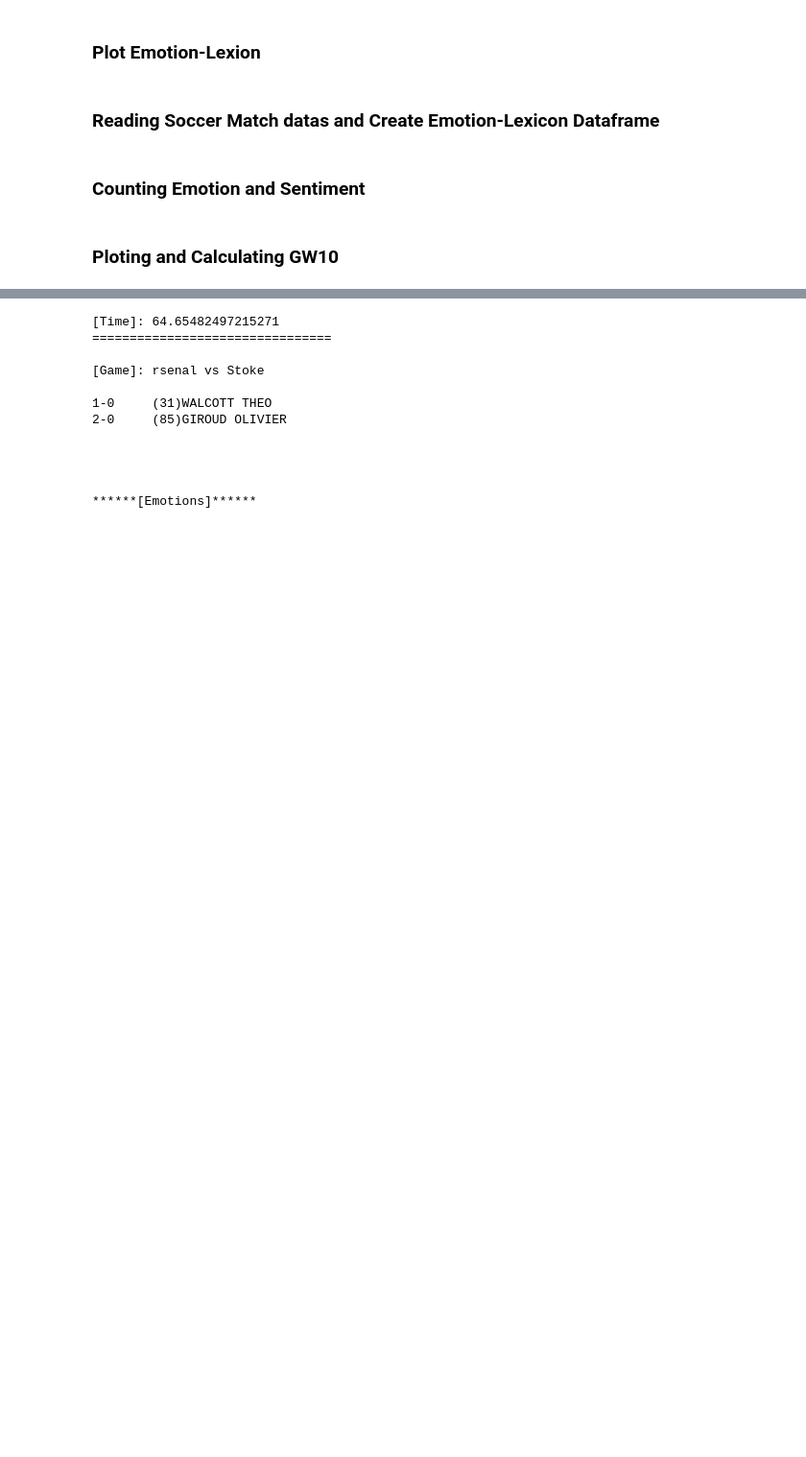
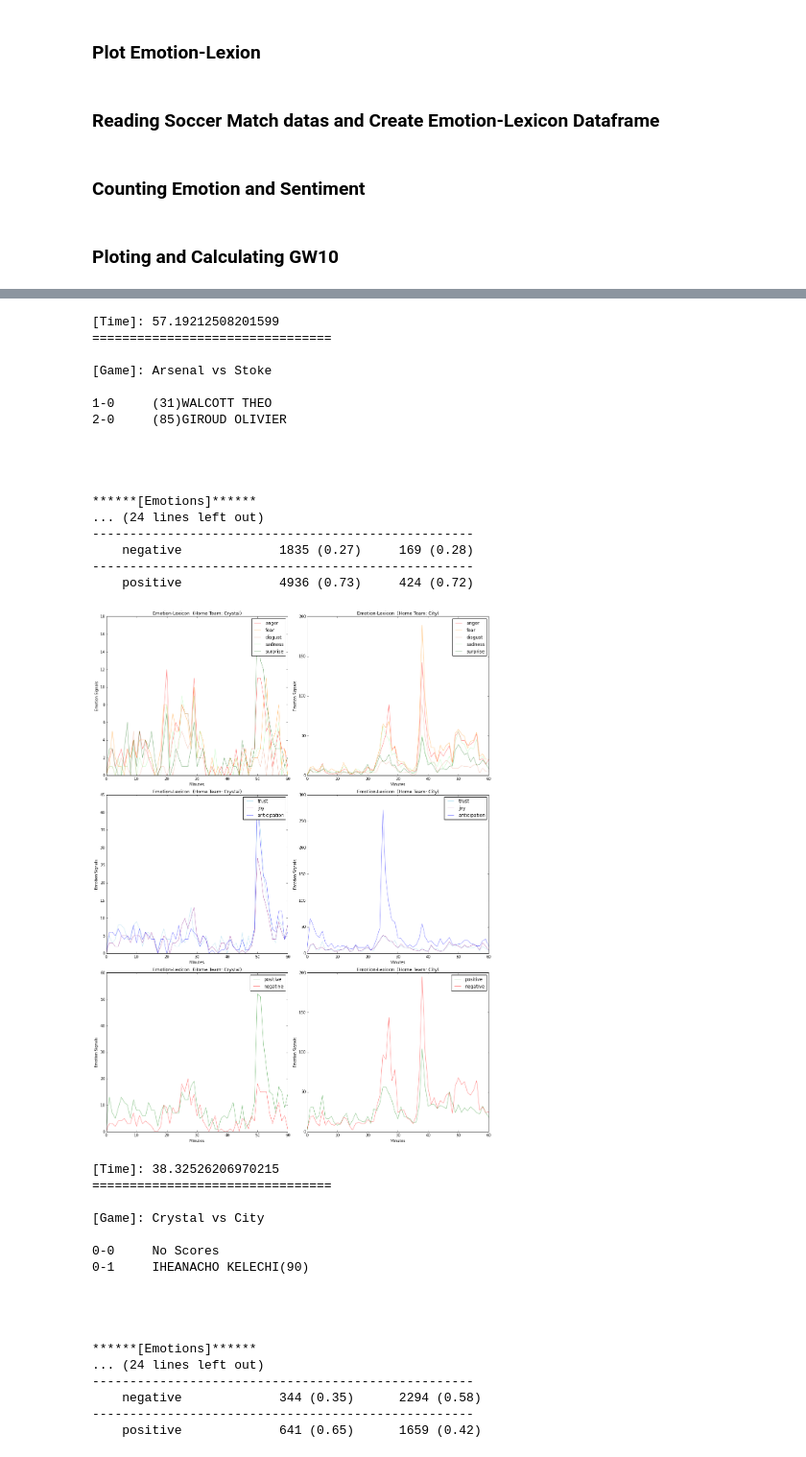
Before and after one commit to byam/predictEPL, a Jupyter notebook: Word-Emotion/Emotion-Lexicon-GW5.ipynb, the cells around one changed output, grey strips where cells are left out. Shown at 96% size. Cells and saved outputs as stored; diff of their text form; code cells hidden in the pictures; blank space fills up the shorter version.

```diff
--- a/Word-Emotion/Emotion-Lexicon-GW5.ipynb
+++ b/Word-Emotion/Emotion-Lexicon-GW5.ipynb
@@ -419,7 +419,7 @@ filenames = GetFilenames('GW' + str(5))
 game_key = 1
 for filename in filenames:
 #     filename = filenames[2]
-    home_team = filename.split("_")[0][5::]
+    home_team = filename.split("_")[0][4::]
     away_team = filename.split("_")[2][0:-4]
 
     start = time.time()
@@ -445,32 +445,55 @@ for filename in filenames:
     dic_home, dic_sent_home = calculate_df_emolex(df, 'home')
     dic_away, dic_sent_away = calculate_df_emolex(df, 'away')
 
     print("\n\n\n******[Emotions]******")
     print("---------------------------------------------------")
     print("    CATEGORY \t\t HOME TEAM \t AWAY TEAM")
     for key in dic_home.keys():
         print("---------------------------------------------------")
         print("%12s \t\t %.0f (%.2f) \t %.0f (%.2f)" % (key, dic_home[key][0], dic_home[key][1],
                                      dic_away[key][0], dic_away[key][1]))
 
     print("\n\n\n******[Sentiment]******")
     print("---------------------------------------------------")
     print("    CATEGORY \t\t HOME TEAM \t AWAY TEAM")
     for key in dic_sent_home.keys():
         print("---------------------------------------------------")
         print("%12s \t\t %.0f (%.2f) \t %.0f (%.2f)" % (key, dic_sent_home[key][0], dic_sent_home[key][1],
                                      dic_sent_away[key][0], dic_sent_away[key][1]))
 # %% [output]
 [figure]
-[Time]: 64.65482497215271
+[Time]: 57.19212508201599
 ================================
 
-[Game]: rsenal vs Stoke
+[Game]: Arsenal vs Stoke
 
 1-0     (31)WALCOTT THEO
 2-0     (85)GIROUD OLIVIER
 
 
 
 
 ******[Emotions]******
+... (24 lines left out)
+---------------------------------------------------
+    negative             1835 (0.27)     169 (0.28)
+---------------------------------------------------
+    positive             4936 (0.73)     424 (0.72)
+[figure, added]
+[Time]: 38.32526206970215
+================================
+
+[Game]: Crystal vs City
+
+0-0     No Scores
+0-1     IHEANACHO KELECHI(90)
+
+
+
+
+******[Emotions]******
+... (24 lines left out)
+---------------------------------------------------
+    negative             344 (0.35)      2294 (0.58)
+---------------------------------------------------
+    positive             641 (0.65)      1659 (0.42)
```
Also changed, not shown: parts of 1 cell of this notebook, 2 other files.
